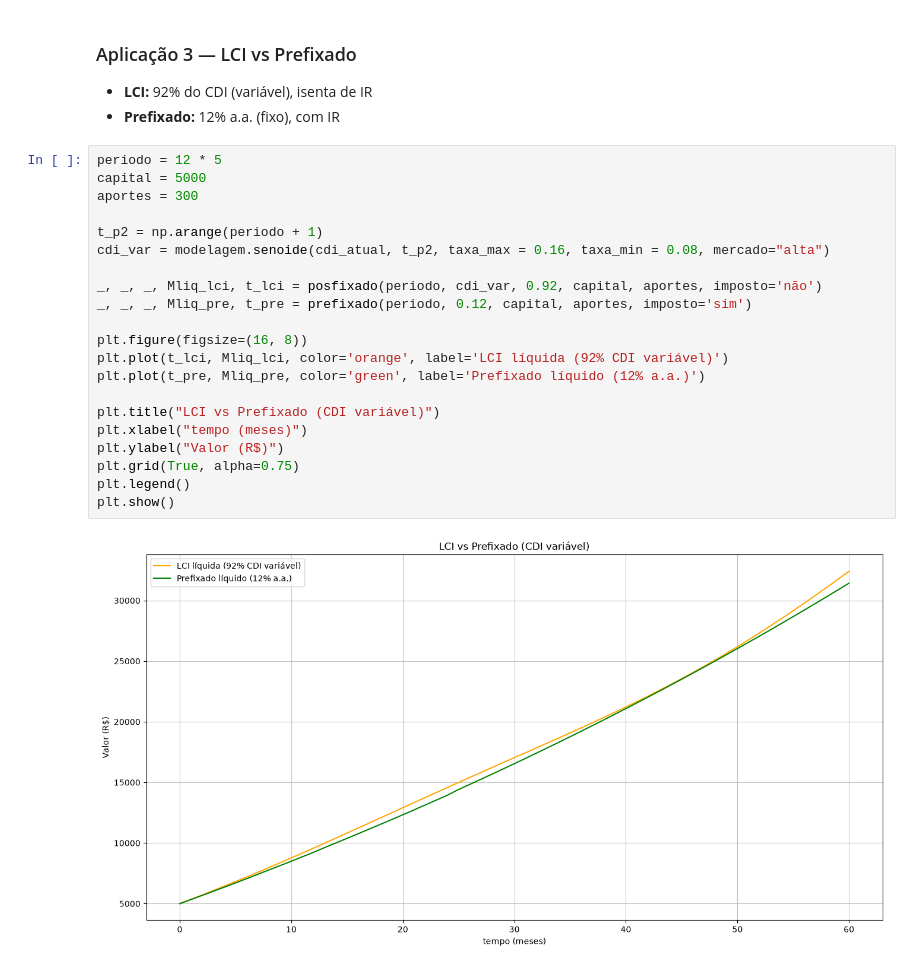
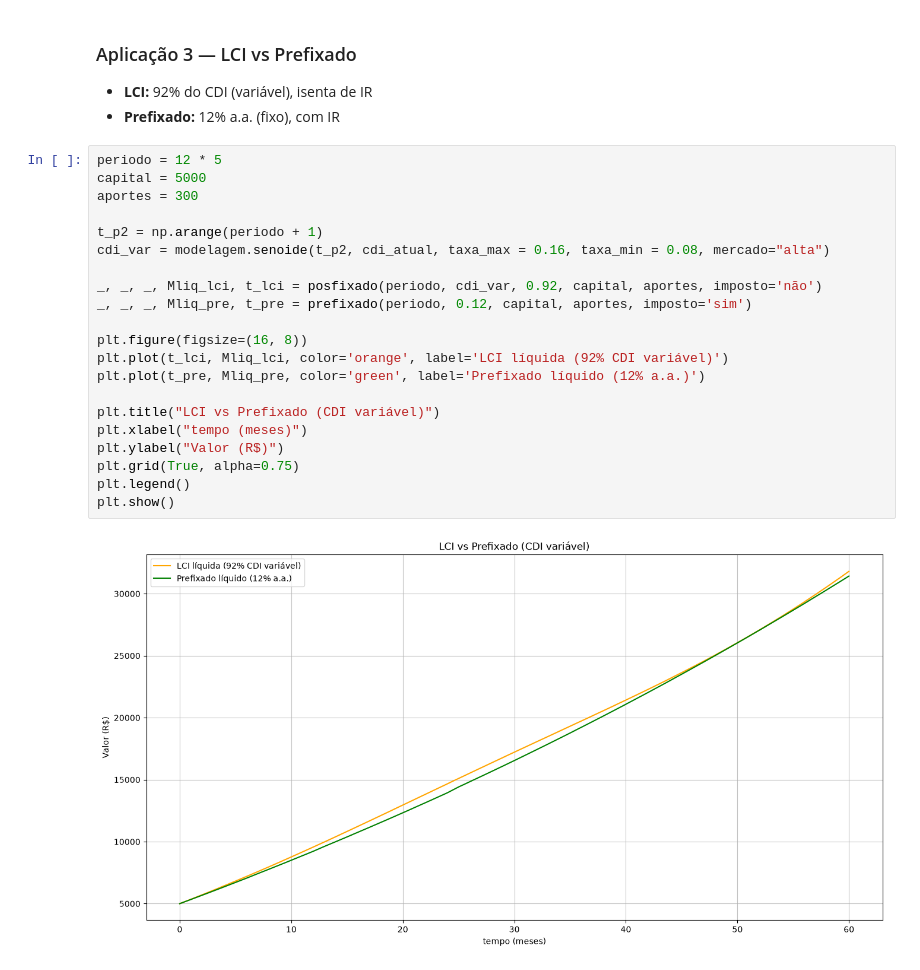
Before and after one commit to saulohpm/simulador-cdi, a Jupyter notebook: notebooks/analises.ipynb, the cells around one changed output. Cells and saved outputs as stored; diff of their text form.

```diff
--- a/notebooks/analises.ipynb
+++ b/notebooks/analises.ipynb
@@ -171,23 +168,23 @@ plt.show()
 # %%
 periodo = 12 * 5
 capital = 5000
 aportes = 300
 
 t_p2 = np.arange(periodo + 1)
-cdi_var = modelagem.senoide(cdi_atual, t_p2, taxa_max = 0.16, taxa_min = 0.08, mercado="alta")
+cdi_var = modelagem.senoide(t_p2, cdi_atual, taxa_max = 0.16, taxa_min = 0.08, mercado="alta")
 
 _, _, _, Mliq_lci, t_lci = posfixado(periodo, cdi_var, 0.92, capital, aportes, imposto='não')
 _, _, _, Mliq_pre, t_pre = prefixado(periodo, 0.12, capital, aportes, imposto='sim')
 
 plt.figure(figsize=(16, 8))
 plt.plot(t_lci, Mliq_lci, color='orange', label='LCI líquida (92% CDI variável)')
 plt.plot(t_pre, Mliq_pre, color='green', label='Prefixado líquido (12% a.a.)')
 
 plt.title("LCI vs Prefixado (CDI variável)")
 plt.xlabel("tempo (meses)")
 plt.ylabel("Valor (R$)")
 plt.grid(True, alpha=0.75)
 plt.legend()
 plt.show()
 # %% [output]
-[figure, old version]
+[figure, new version]
```
Also changed, not shown: parts of 11 cells of this notebook, 5 other files.
